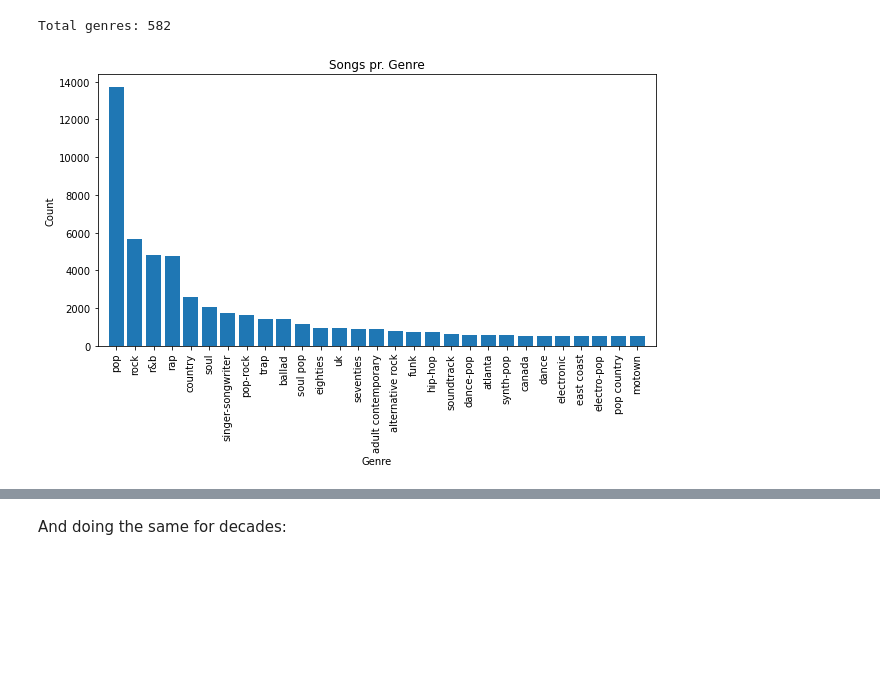
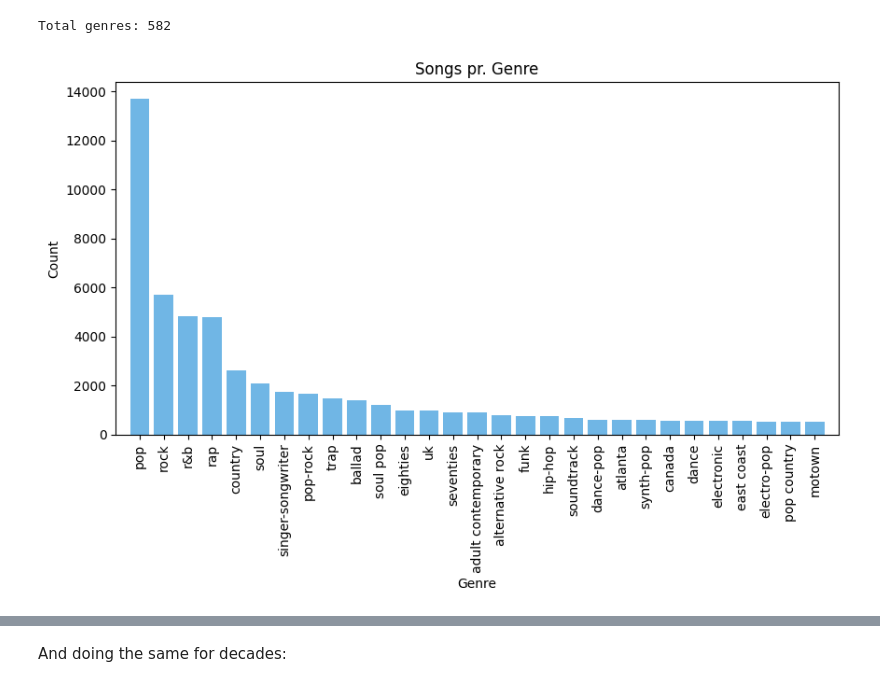
Before and after one commit to DavidAriOstenfeldt/project_website, a Jupyter notebook: Project/DATA_FOR_FULL_NOTEBOOK.ipynb, the cells around one changed output, grey strips where cells are left out. Cells and saved outputs as stored; diff of their text form; code cells hidden in the pictures; blank space fills up the shorter version.

```diff
--- a/Project/DATA_FOR_FULL_NOTEBOOK.ipynb
+++ b/Project/DATA_FOR_FULL_NOTEBOOK.ipynb
@@ -724,30 +759,31 @@ Total genres: 582
 # %%
 sorted_genres = {k: v for k, v in sorted(genre_count.items(), key=lambda item: item[1], reverse=True) if v > 500}
 #for k, v in sorted_genres.items():
 #    print(k + ':', v)
 
-fig = plt.figure(figsize=(10,5))
-plt.bar(*zip(*sorted_genres.items()))
+fig = plt.figure(figsize=(10,5), dpi=100)
+plt.bar(*zip(*sorted_genres.items()), color='#3498DB', alpha=0.7)
 plt.xlim(-1, len(sorted_genres.items()))
 plt.xlabel('Genre')
 plt.xticks(rotation=90)
 plt.ylabel('Count')
 plt.title('Songs pr. Genre')
+plt.savefig("../static/images/songs_per_genre.png", bbox_inches='tight')
 plt.show()
 
 plotly_fig = tls.mpl_to_plotly(fig, resize=False)
 plotly_fig.update_layout(
     xaxis = dict(
         tickmode = 'array',
         tickvals = list(np.arange(len(sorted_genres.keys()))),
         ticktext = list(sorted_genres.keys())),
     paper_bgcolor='rgba(0,0,0,0)',
     plot_bgcolor='rgba(0,0,0,0)',
     title_x =0.5,
     margin=dict(l=5, r=5, t=20, b=5)
 )
 
 plotly.write_image(plotly_fig, plotly_folder + "songs_per_genre.json")
-iplot(plotly_fig)
+#iplot(plotly_fig)
 # %% [output]
-[figure, old version]
+[figure, new version]
```
Also changed, not shown: parts of 12 cells of this notebook, 11 other files.
